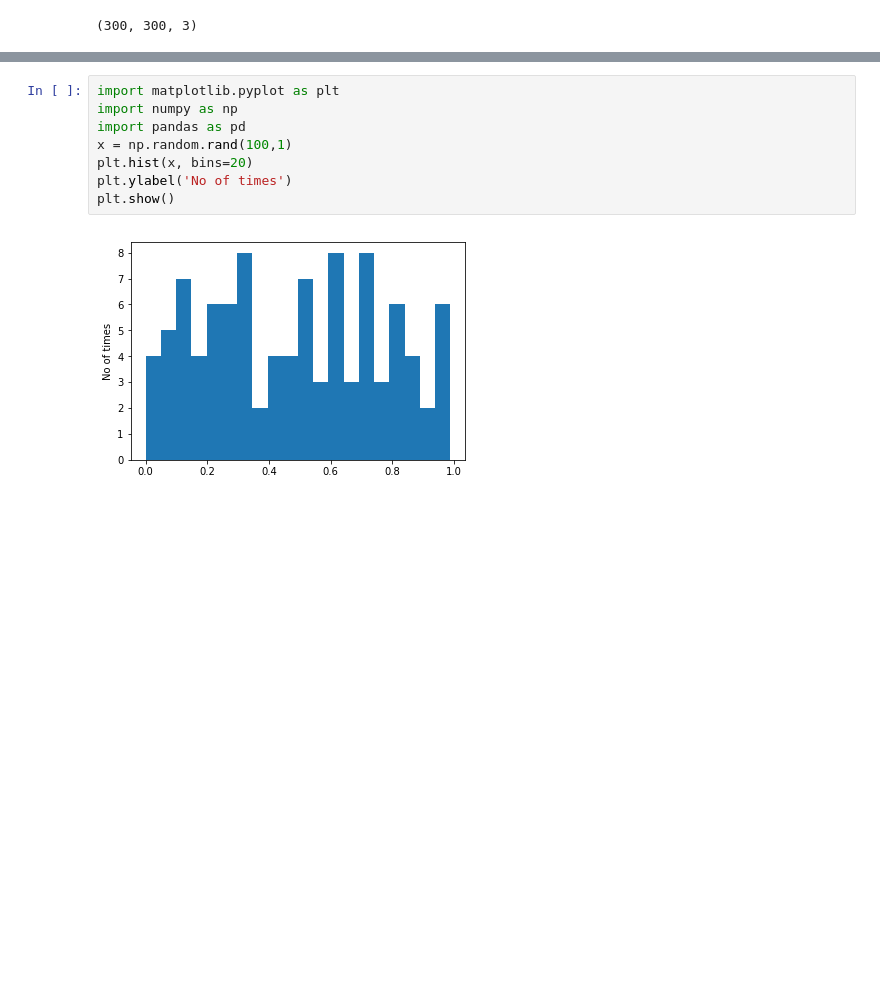
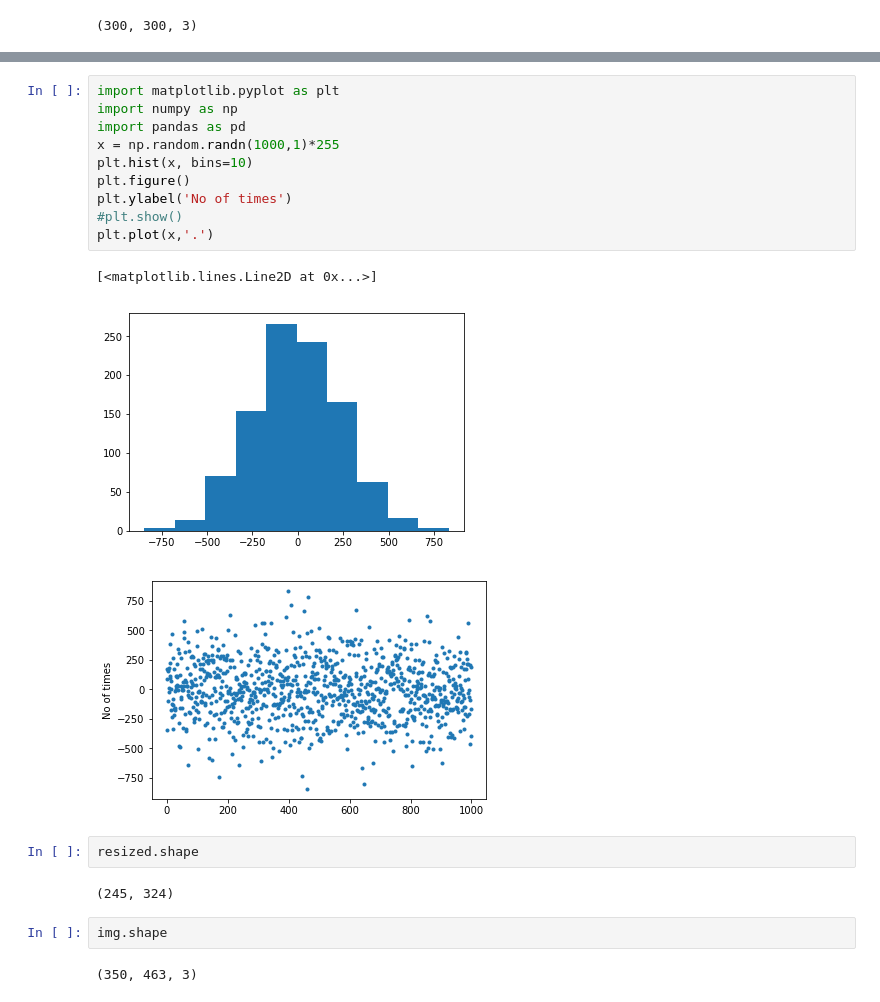
Before and after one commit to rajat-tech-002/Computer-Vision, a Jupyter notebook: Filters.ipynb, the cells around one changed output, grey strips where cells are left out. Saved outputs shown, nothing was run; the diff lists cells and outputs as text; blank space fills up the shorter version.

```diff
--- a/Filters.ipynb
+++ b/Filters.ipynb
@@ -116,10 +119,22 @@ cv2_imshow(Z)
 # %%
 import matplotlib.pyplot as plt
 import numpy as np
 import pandas as pd
-x = np.random.rand(100,1)
-plt.hist(x, bins=20)
+x = np.random.randn(1000,1)*255
+plt.hist(x, bins=10)
+plt.figure()
 plt.ylabel('No of times')
-plt.show()
+#plt.show()
+plt.plot(x,'.')
 # %% [output]
+[<matplotlib.lines.Line2D at 0x...>]
-[figure, old version]
+[figure, new version]
+[figure, added]
+# %%
+resized.shape
+# %% [output]
+(245, 324)
+# %%
+img.shape
+# %% [output]
+(350, 463, 3)
```
Also changed, not shown: parts of 4 cells of this notebook.
